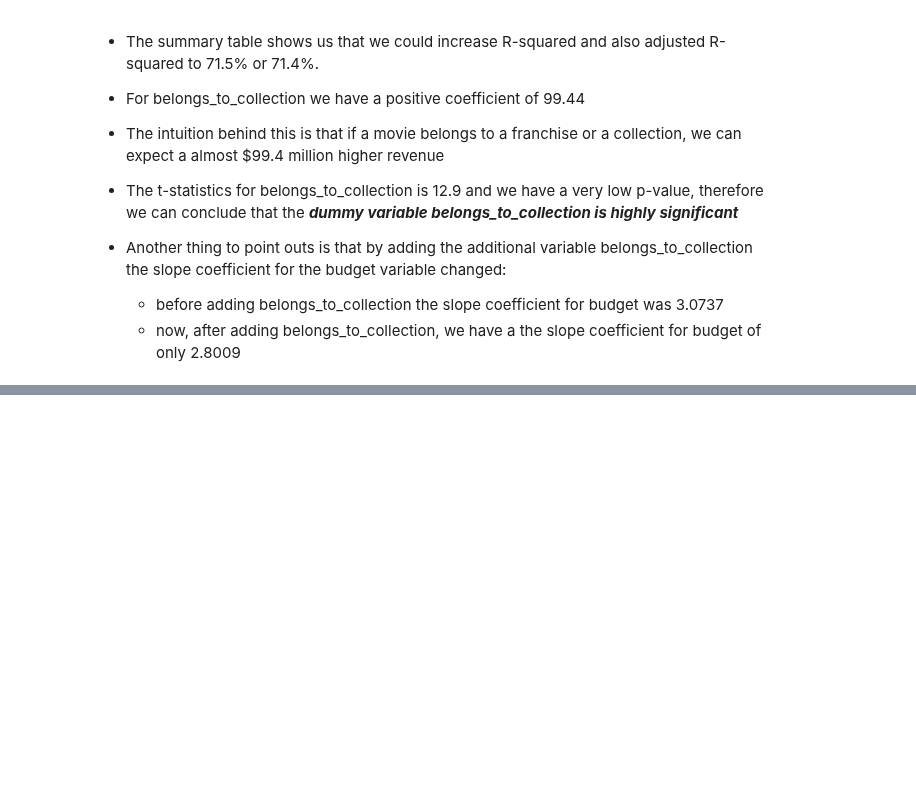
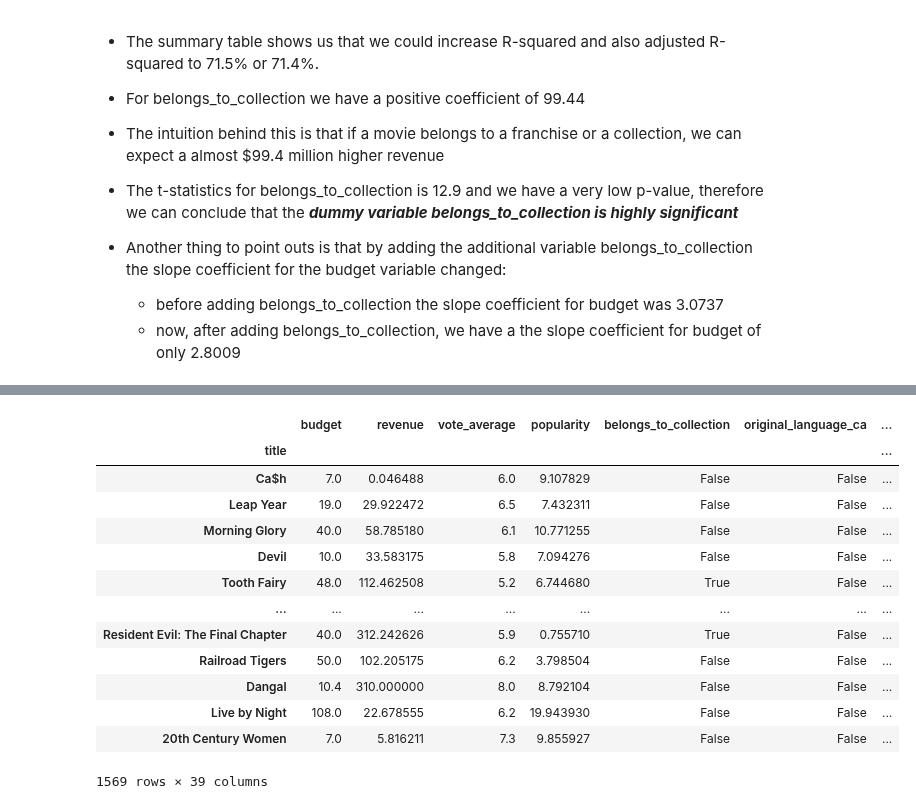
Before and after one commit to mindeleven/Analyzing-financial-data-with-python-and-rust, a Jupyter notebook: algorithmic_trading/python-for-finance-hagmann/Notebooks/ch27014_influence_of_caregorial_variables.ipynb, the cells around one changed output, grey strips where cells are left out. Saved outputs shown, nothing was run; the diff lists cells and outputs as text; code cells hidden in the pictures; blank space fills up the shorter version.

```diff
--- a/algorithmic_trading/python-for-finance-hagmann/Notebooks/ch27014_influence_of_caregorial_variables.ipynb
+++ b/algorithmic_trading/python-for-finance-hagmann/Notebooks/ch27014_influence_of_caregorial_variables.ipynb
@@ -201,0 +247,17 @@ Notes:
+# %%
+df_dumm
+# %% [output]
+|  | budget | revenue | vote_average | popularity | belongs_to_collection | original_language_ca | ... |
+| title |  |  |  |  |  |  | ... |
+| Ca$h | 7.0 | 0.046488 | 6.0 | 9.107829 | False | False | ... |
+| Leap Year | 19.0 | 29.922472 | 6.5 | 7.432311 | False | False | ... |
+| Morning Glory | 40.0 | 58.785180 | 6.1 | 10.771255 | False | False | ... |
+| Devil | 10.0 | 33.583175 | 5.8 | 7.094276 | False | False | ... |
+| Tooth Fairy | 48.0 | 112.462508 | 5.2 | 6.744680 | True | False | ... |
+| ... | ... | ... | ... | ... | ... | ... | ... |
+| Resident Evil: The Final Chapter | 40.0 | 312.242626 | 5.9 | 0.755710 | True | False | ... |
+| Railroad Tigers | 50.0 | 102.205175 | 6.2 | 3.798504 | False | False | ... |
+| Dangal | 10.4 | 310.000000 | 8.0 | 8.792104 | False | False | ... |
+| Live by Night | 108.0 | 22.678555 | 6.2 | 19.943930 | False | False | ... |
+| 20th Century Women | 7.0 | 5.816211 | 7.3 | 9.855927 | False | False | ... |
+1569 rows × 39 columns
```
Also changed, not shown: parts of 15 cells of this notebook.
